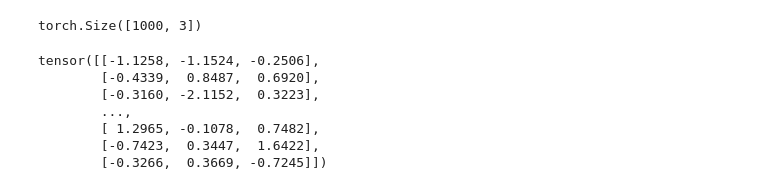
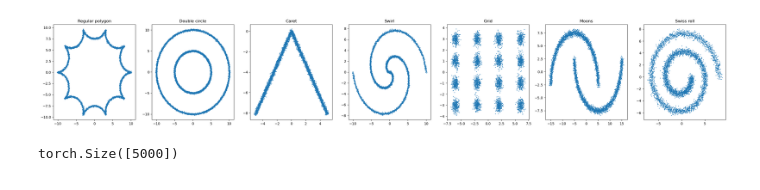
Before and after one commit to BP4769/Normalizing-Flow-Reproducibility, a Jupyter notebook: test_normalizing_flow.ipynb, the cells around one changed output. Drawn from its saved outputs; the diff is of its cells as text; code cells hidden in the pictures.

Commit message:
testing grid and colored

```diff
--- a/test_normalizing_flow.ipynb
+++ b/test_normalizing_flow.ipynb
@@ -7,30 +10,49 @@ import numpy as np
+# %%
+num_points = 5000
+
+data_regular_polygon = n_regular_polygon(n=10, radius=10, angle=0, arc_height=2, num_points=num_points, noise_std=0.1, seed=0)
+data_double_circle = double_circle(radius1=10, radius2=5, num_points=num_points, noise_std=0.1, seed=0)
+data_caret = caret(line_length=10, angle=45, num_points=num_points, noise_std=0.1, seed=0)
+data_swirl = swirl(radius=10, angle=0, num_points=num_points, noise_std=0.1, seed=0)
+data_grid = grid(n=4, dist=(4, 2), num_points=num_points, noise_std=0.3, seed=0)
+data_moons = moons(radius=10, angle=0, shift=None, num_points=num_points, noise_std=0.3, seed=0)
+data_swiss_roll = swiss_roll(radius1=8, radius2=2, num_revolutions=2, num_points=num_points, noise_std=0.3, seed=0)
+
+
+# Plotting the generated points
+ax, fig = plt.subplots(1, 7, figsize=(35, 5))
+fig[0].scatter(data_regular_polygon[0], data_regular_polygon[1], s=1)
+fig[0].set_title("Regular polygon")
+fig[1].scatter(data_double_circle[0], data_double_circle[1], s=1)
+fig[1].set_title("Double circle")
+fig[2].scatter(data_caret[0], data_caret[1], s=1)
+fig[2].set_title("Caret")
+fig[3].scatter(data_swirl[0], data_swirl[1], s=1)
+fig[3].set_title("Swirl")
+fig[4].scatter(data_grid[0], data_grid[1], s=1)
+fig[4].set_title("Grid")
+fig[5].scatter(data_moons[0], data_moons[1], s=1)
+fig[5].set_title("Moons")
+fig[6].scatter(data_swiss_roll[0], data_swiss_roll[1], s=1)
+fig[6].set_title("Swiss roll")
+plt.show()
+# %% [output]
+[figure, added]
 # %%
-
 torch.manual_seed(0)
 
-n_data = 1000
-n_dim = 3
+data_tensor = torch.tensor(np.stack(data_caret, axis=1)).float()  # Create a tensor from the data
 
-x = torch.randn(n_data, n_dim)  # Generate some training data
+n_data = num_points * 2
+n_dim = 2
+
 bijection = RealNVP(n_dim)  # Create the bijection
 flow = Flow(bijection)  # Create the normalizing flow
 
-flow.fit(x)  # Fit the normalizing flow to training data
-log_prob = flow.log_prob(x)  # Compute the log probability of training data
+flow.fit(data_tensor)  # Fit the normalizing flow to training data
+log_prob = flow.log_prob(data_tensor)  # Compute the log probability of training data
 x_new = flow.sample(50)  # Sample 50 new data points
 
-
-# print head of x
-print(x.shape)
+print(log_prob.shape)  # (100,)
 # %% [output]
-torch.Size([1000, 3])
+torch.Size([5000])
-# %%
-print(x)
-# %% [output]
-tensor([[-1.1258, -1.1524, -0.2506],
-        [-0.4339,  0.8487,  0.6920],
-        [-0.3160, -2.1152,  0.3223],
-        ...,
-        [ 1.2965, -0.1078,  0.7482],
-        [-0.7423,  0.3447,  1.6422],
-        [-0.3266,  0.3669, -0.7245]])
```
Also changed, not shown: parts of 10 cells of this notebook, 2 other files.
